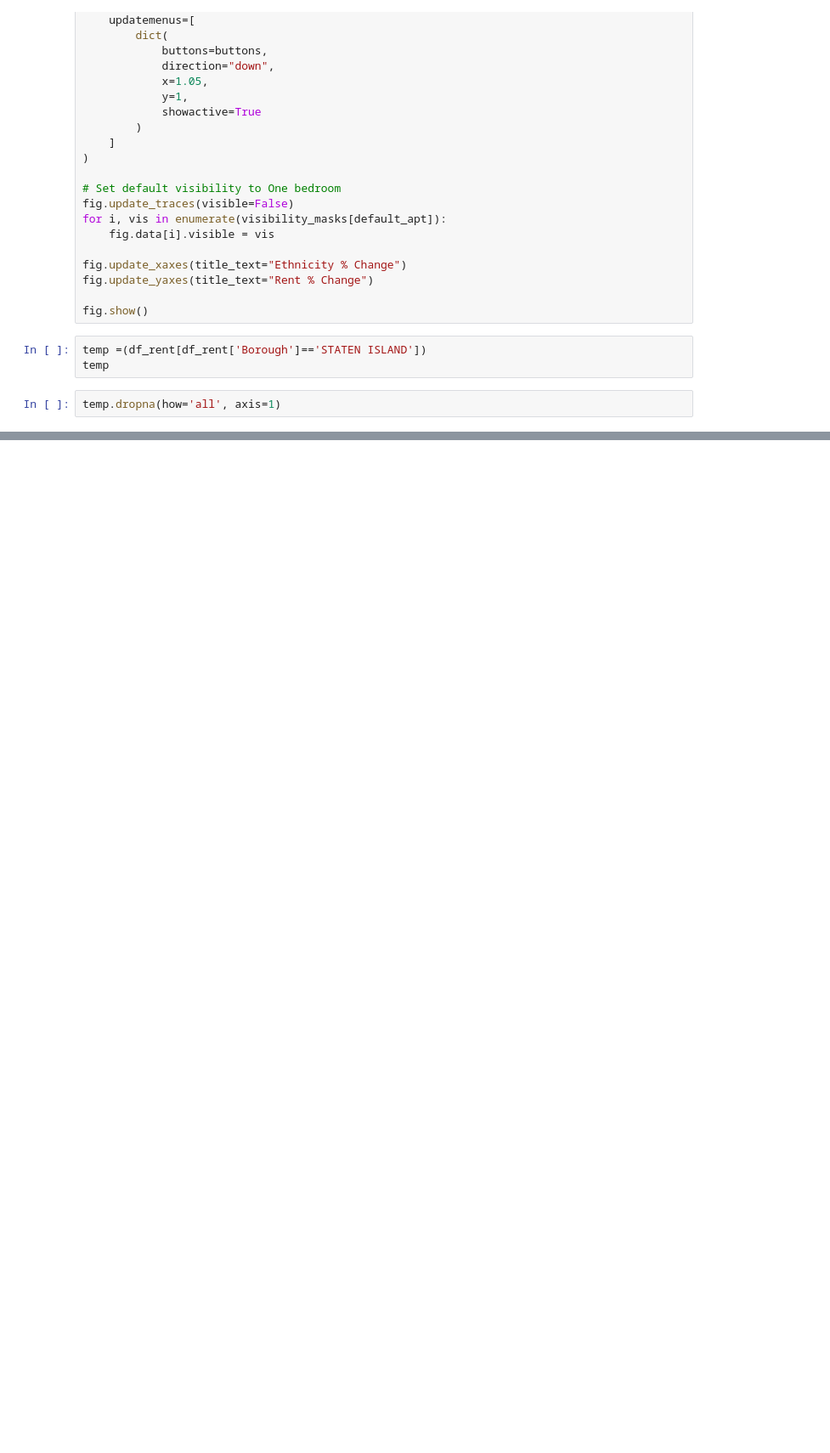
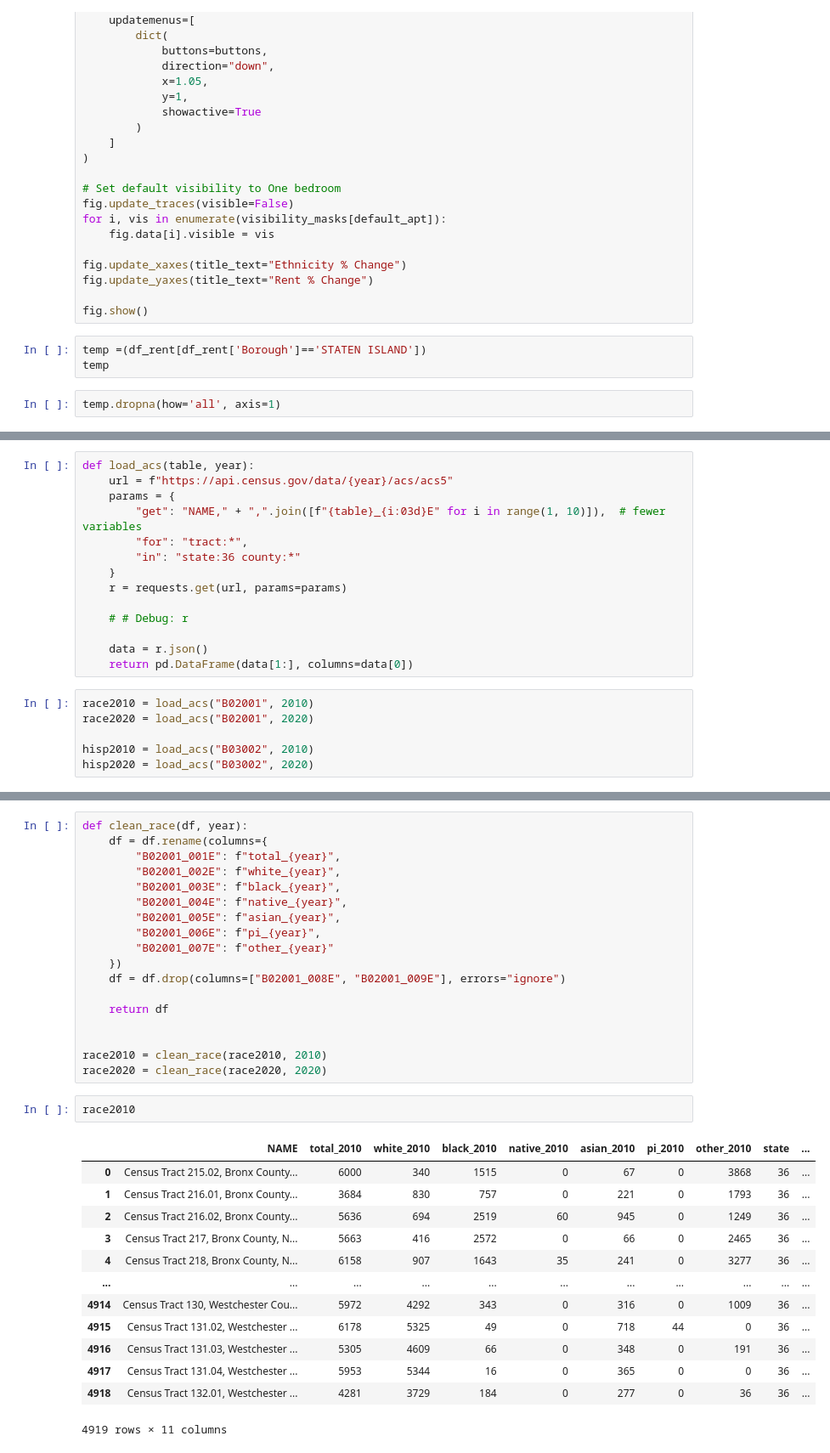
Before and after one commit to NYCRentAndSalary/NYCRentAndSalary.github.io, a Jupyter notebook: gentrification.ipynb, the cells around one changed output, grey strips where cells are left out. Shown at 85% size. Cells and saved outputs as stored; diff of their text form; blank space fills up the shorter version.

```diff
--- a/gentrification.ipynb
+++ b/gentrification.ipynb
@@ -1233,0 +1273,20 @@ temp.dropna(how='all', axis=1)
+# %%
+def load_acs(table, year):
+    url = f"https://api.census.gov/data/{year}/acs/acs5"
+    params = {
+        "get": "NAME," + ",".join([f"{table}_{i:03d}E" for i in range(1, 10)]),  # fewer variables
+        "for": "tract:*",
+        "in": "state:36 county:*"
+    }
+    r = requests.get(url, params=params)
+
+    # # Debug: r
+
+    data = r.json()
+    return pd.DataFrame(data[1:], columns=data[0])
+# %%
+race2010 = load_acs("B02001", 2010)
+race2020 = load_acs("B02001", 2020)
+
+hisp2010 = load_acs("B03002", 2010)
+hisp2020 = load_acs("B03002", 2020)
@@ -1233,0 +1363,34 @@ temp.dropna(how='all', axis=1)
+# %%
+def clean_race(df, year):
+    df = df.rename(columns={
+        "B02001_001E": f"total_{year}",
+        "B02001_002E": f"white_{year}",
+        "B02001_003E": f"black_{year}",
+        "B02001_004E": f"native_{year}",
+        "B02001_005E": f"asian_{year}",
+        "B02001_006E": f"pi_{year}",
+        "B02001_007E": f"other_{year}"
+    })
+    df = df.drop(columns=["B02001_008E", "B02001_009E"], errors="ignore")
+
+    return df
+
+
+race2010 = clean_race(race2010, 2010)
+race2020 = clean_race(race2020, 2020)
+# %%
+race2010
+# %% [output]
+|  | NAME | total_2010 | white_2010 | black_2010 | native_2010 | asian_2010 | pi_2010 | other_2010 | state | ... |
+| 0 | Census Tract 215.02, Bronx County... | 6000 | 340 | 1515 | 0 | 67 | 0 | 3868 | 36 | ... |
+| 1 | Census Tract 216.01, Bronx County... | 3684 | 830 | 757 | 0 | 221 | 0 | 1793 | 36 | ... |
+| 2 | Census Tract 216.02, Bronx County... | 5636 | 694 | 2519 | 60 | 945 | 0 | 1249 | 36 | ... |
+| 3 | Census Tract 217, Bronx County, N... | 5663 | 416 | 2572 | 0 | 66 | 0 | 2465 | 36 | ... |
+| 4 | Census Tract 218, Bronx County, N... | 6158 | 907 | 1643 | 35 | 241 | 0 | 3277 | 36 | ... |
+| ... | ... | ... | ... | ... | ... | ... | ... | ... | ... | ... |
+| 4914 | Census Tract 130, Westchester Cou... | 5972 | 4292 | 343 | 0 | 316 | 0 | 1009 | 36 | ... |
+| 4915 | Census Tract 131.02, Westchester ... | 6178 | 5325 | 49 | 0 | 718 | 44 | 0 | 36 | ... |
+| 4916 | Census Tract 131.03, Westchester ... | 5305 | 4609 | 66 | 0 | 348 | 0 | 191 | 36 | ... |
+| 4917 | Census Tract 131.04, Westchester ... | 5953 | 5344 | 16 | 0 | 365 | 0 | 0 | 36 | ... |
+| 4918 | Census Tract 132.01, Westchester ... | 4281 | 3729 | 184 | 0 | 277 | 0 | 36 | 36 | ... |
+4919 rows × 11 columns
```
Also changed, not shown: parts of 33 cells of this notebook.
